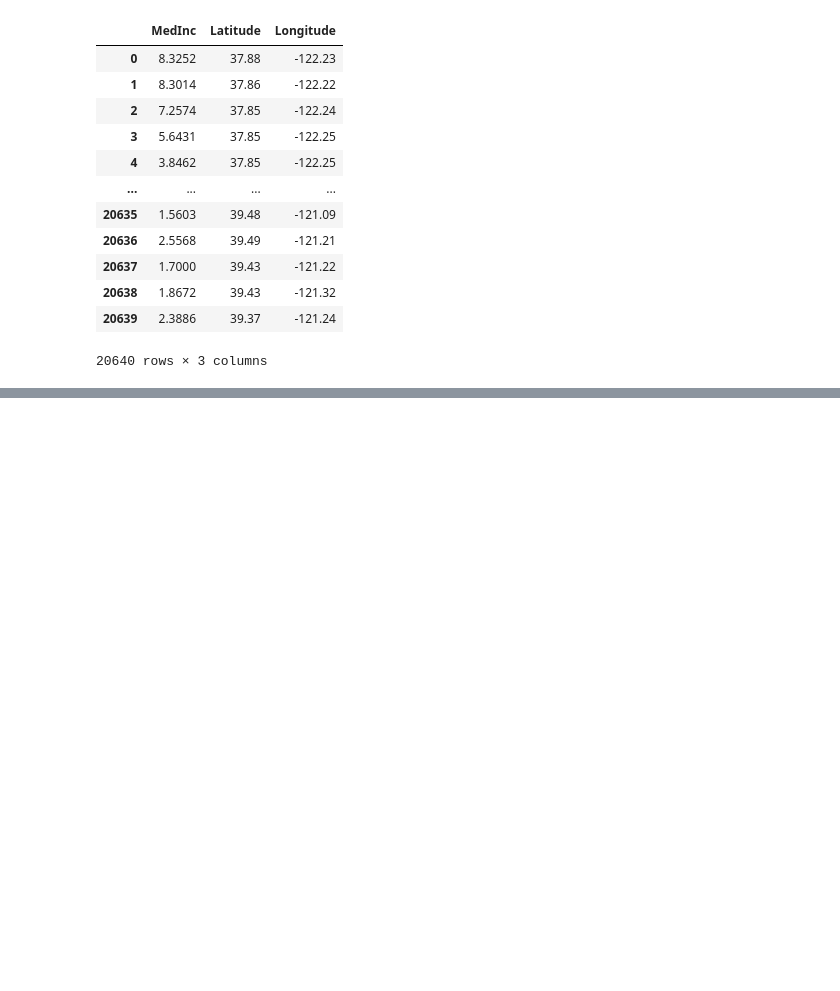
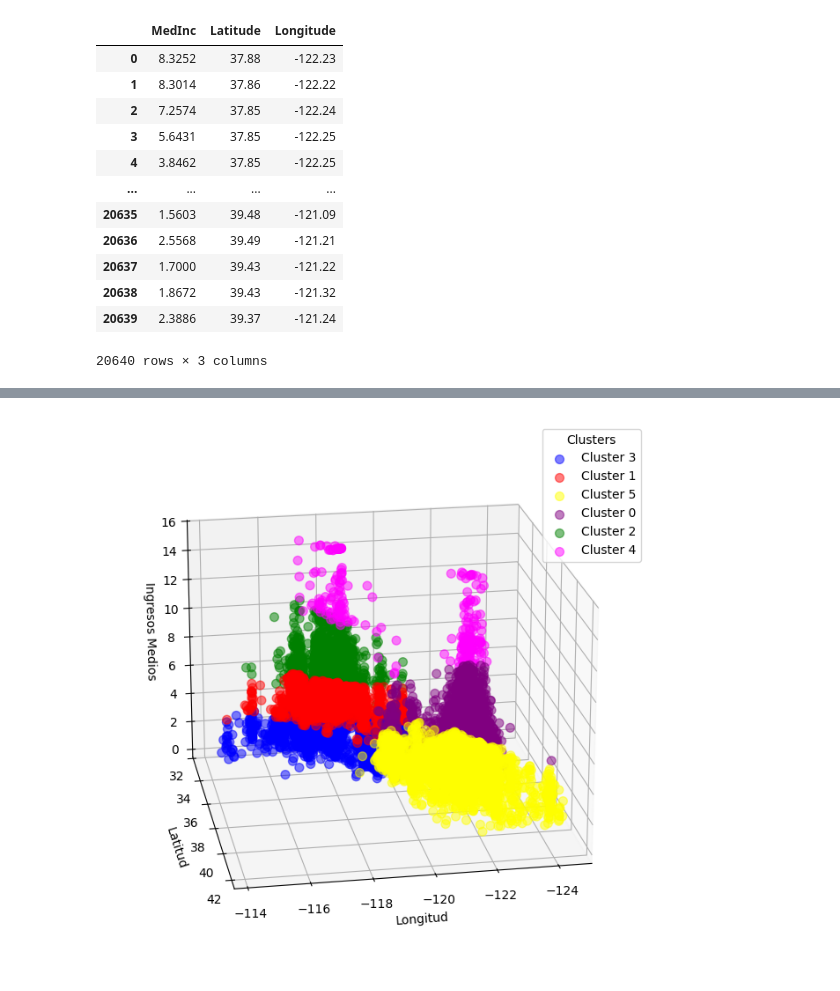
Before and after one commit to 4GeeksAcademy/k_means, a Jupyter notebook: src/explore.ipynb, the cells around one changed output, grey strips where cells are left out. Cells and saved outputs as stored; diff of their text form; code cells hidden in the pictures; blank space fills up the shorter version.

```diff
--- a/src/explore.ipynb
+++ b/src/explore.ipynb
@@ -39,0 +38,18 @@ from sklearn.model_selection import train_test_split
+# %%
+#se dejan espacios reemplazados por '_', ya que no tenemos una variable objetivo
+
+from sklearn.model_selection import train_test_split
+
+X_train, X_test, _,_ = train_test_split(df2,_,test_size=0.2,random_state=42)
+# %%
+#implementar el modelo
+
+from sklearn.cluster import KMeans
+
+model = KMeans(n_clusters=6, random_state=42)
+
+#entrenando y predecir
+
+X_train['cluster'] = model.fit_predict(X_train)
+
+X_train
@@ -39,0 +70,26 @@ from sklearn.model_selection import train_test_split
+# %%
+#graficar
+
+import matplotlib.pyplot as plt
+from mpl_toolkits.mplot3d import Axes3D  #libreria para hacer 3d
+
+fig = plt.figure(figsize=(10,8)) #tamaño de la figura
+ax = fig.add_subplot(111,projection='3d') #mi figura va a partir del punto 111 y va a ser una proyeccion 3d
+
+colors=['blue','red','yellow','purple','green','magenta'] #colores de la gráfica
+
+for i,color in zip(X_train['cluster'].unique(),colors):  #zip es para hacer pares
+    subset = X_train[X_train['cluster']==i]
+    ax.scatter(subset['Longitude'],subset['Latitude'],subset['MedInc'],s=50,alpha=0.5,marker='o',c=[color],label=f'Cluster {i}')
+
+ax.view_init(elev=20,azim=80) #que tan alto y grado que lo puedo ver
+
+#etiquetas
+ax.set_xlabel('Longitud')
+ax.set_ylabel('Latitud')
+ax.set_zlabel('Ingresos Medios')
+ax.legend(title='Clusters')
+
+plt.show()
+# %% [output]
+[figure, added]
```
Also changed, not shown: parts of 5 cells of this notebook.
